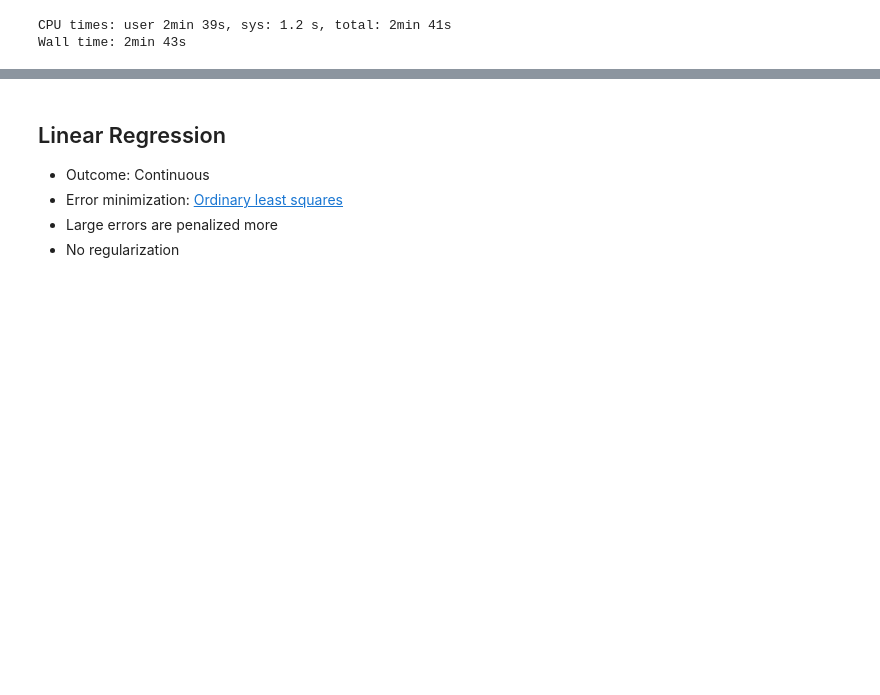
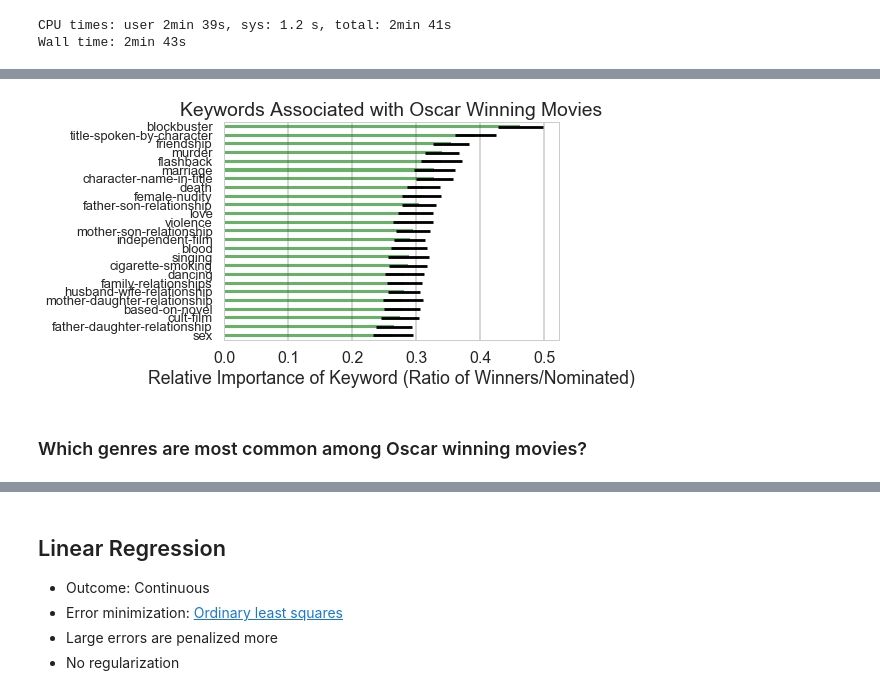
Before and after one commit to dhanus/oscars-tutorial, a Jupyter notebook: Part2-Exploring-Oscars.ipynb, the cells around one changed output, grey strips where cells are left out. Saved outputs shown, nothing was run; the diff lists cells and outputs as text; code cells hidden in the pictures; blank space fills up the shorter version.

```diff
--- a/Part2-Exploring-Oscars.ipynb
+++ b/Part2-Exploring-Oscars.ipynb
@@ -220,0 +210,30 @@ countries_dict = pickle.load(io.open('countries_dict.p', 'rb'))
+# %%
+keywords_dict_ratio = {}
+keywords_dict_ratiosd = {}
+
+for keyword in keywords_dict.keys():
+    keywords_dict_ratio[keyword] = sum(AAdf[AAdf['winner']==1][keyword]) / float(keywords_dict[keyword])
+    keywords_dict_ratiosd[keyword] = np.sqrt((keywords_dict_ratio[keyword] * (1 - keywords_dict_ratio[keyword])) / keywords_dict[keyword])
+
+# sort the movie by ratio
+sorted_keywords = sorted(keywords_dict_ratio.items(), key=operator.itemgetter(1))
+
+# calculate error
+xerr = []
+for key in sorted_keywords:
+    xerr.append(keywords_dict_ratiosd[key[0]])
+# %%
+loc1 = range(len(sorted_keywords))
+fig, ax = plt.subplots()
+ax.barh(loc1,zip(*sorted_keywords)[1], 0.35, color='g', label='loser', alpha = .6, align="center",xerr=xerr)
+ax.set_ylim(-0.5,24.5)
+ax.set_yticks(np.arange(len(zip(*sorted_keywords)[0])))
+ax.set_yticklabels(zip(*sorted_keywords)[0], size=13)
+ax.set_title("Keywords Associated with Oscar Winning Movies")
+ax.set_xlabel("Relative Importance of Keyword (Ratio of Winners/Nominated)")
+ax.yaxis.grid(False)
+plt.show()
+# %% [output]
+[figure, added]
+# %% [markdown]
+### Which genres are most common among Oscar winning movies?
```
Also changed, not shown: parts of 19 cells of this notebook, 1 other file.
